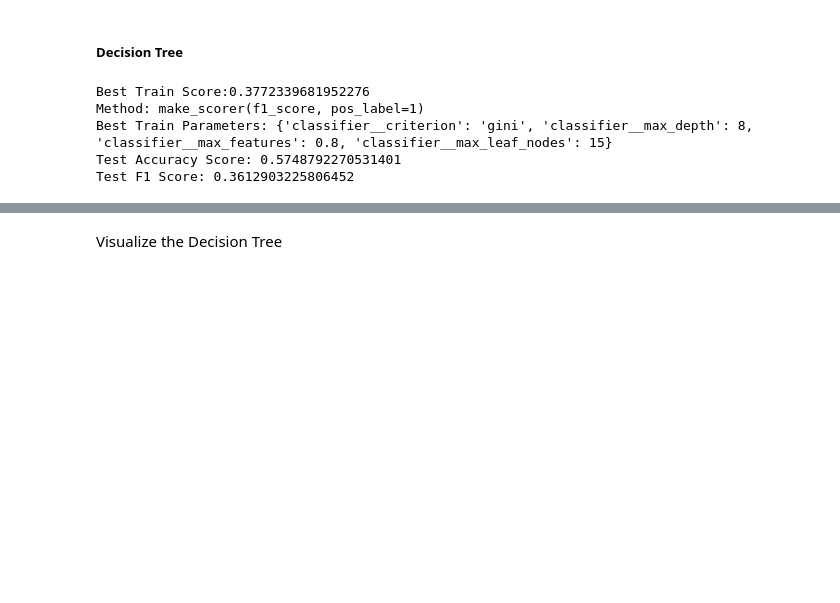
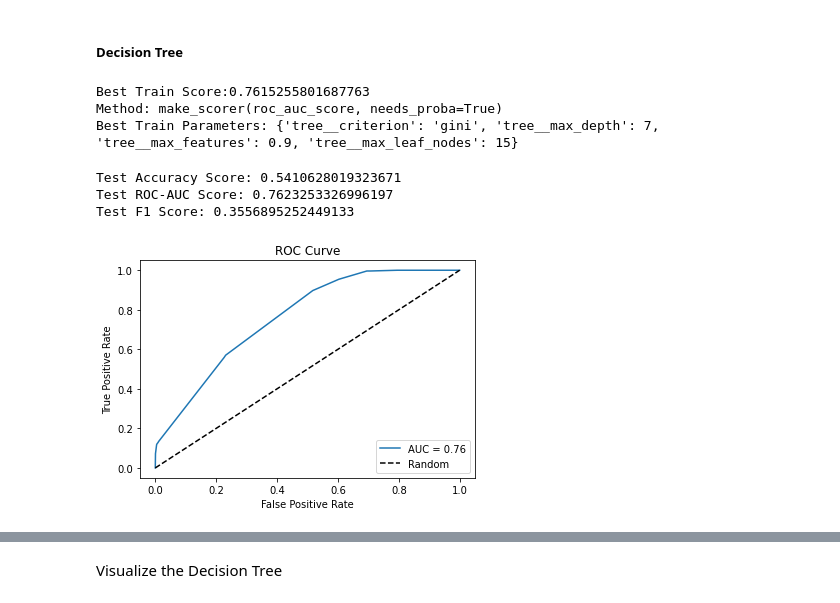
Before and after one commit to inaug22/capstone2, a Jupyter notebook: notebooks/HCP_shifts_preprocess.ipynb, the cells around one changed output, grey strips where cells are left out. Drawn from its saved outputs; the diff is of its cells as text; code cells hidden in the pictures; blank space fills up the shorter version.

Commit message:
finish model comparison

```diff
--- a/notebooks/HCP_shifts_preprocess.ipynb
+++ b/notebooks/HCP_shifts_preprocess.ipynb
@@ -250,0 +280,8 @@ def logreg_f1_class_weights_fix(y_true, y_pred):
+# %%
+def fit(gs_cv, model_name):
+    gs_cv.fit(X_train,y_train)
+    print("Best Train Score:" + str(gs_cv.best_score_))
+    print("Method:", gs_cv.scoring)
+    print("Best Train Parameters: " + str(gs_cv.best_params_))
+    model_stats_train.append({'model': model_name, train_score: gs_cv.best_score_ })
+    #df_model_stats = pd.concat([df_model_stats, pd.Series({'model': model_name, train_score: gs_cv.best_score_ }).to_frame().T], ignore_index=True)
@@ -263,12 +309,3 @@ def gridsearch(model_name, classifier, scorer=make_scorer(f1_score, pos_label=1)
     return gs_cv
 # %% [markdown]
 #### Scoring on Test Data
-# %%
-def model_eval(gs_cv):
-    model = gs_cv.best_estimator_
-    model.fit(X_train, y_train)
-    y_pred = model.predict(X_test)
-    accuracy = accuracy_score(y_test, y_pred)
-    f1 = f1_score(y_test, y_pred)
-    print("Test Accuracy Score:", accuracy)
-    print("Test F1 Score:", f1)
@@ -274,0 +333,18 @@ def model_eval(gs_cv):
+# %%
+def model_eval(gs_cv, model_name):
+    model = gs_cv.best_estimator_
+    model.fit(X_train, y_train)
+    y_pred = model.predict(X_test)
+    accuracy = accuracy_score(y_test, y_pred)
+    f1 = f1_score(y_test, y_pred)
+     # FIX: model.predict returns 0 or 1 label for target class
+    # need to use predict_proba for roc_auc score to be corret
+    y_prob = model.predict_proba(X_test)[:, 1]
+    roc_auc =  roc_auc_score(y_test, y_prob)
+    print("Test Accuracy Score:", accuracy)
+    print("Test ROC-AUC Score:", roc_auc)
+    print("Test F1 Score:", f1)
+    #df_model_stats.append({'model': model_name, 'test_rocauc': roc_auc, 'test_accuracy': accuracy, 'test_f1': f1}, ignore_index=True)
+    #f_model_stats = pd.concat([df_model_stats, pd.Series({'model': model_name, 'test_rocauc': roc_auc, 'test_accuracy': accuracy, 'test_f1': f1}).to_frame().T], ignore_index=True)
+    model_stats_test.append({'model': model_name, 'test_rocauc': roc_auc, 'test_accuracy': accuracy, 'test_f1': f1})
+    roc(model)
@@ -276,15 +388,21 @@ def model_eval(gs_cv):
 #### Running the Models
 # %% [markdown]
 ##### Decision Tree
-# %%
-# grid search w. cross validation
-model_name = 'classifier'
-classifier  = make_tree_classifier(model_name)
-gs_cv  = gridsearch(model_name, classifier)
-model_eval(gs_cv)
-# %% [output]
-Best Train Score:0.3772339681952276
-Method: make_scorer(f1_score, pos_label=1)
-Best Train Parameters: {'classifier__criterion': 'gini', 'classifier__max_depth': 8, 'classifier__max_features': 0.8, 'classifier__max_leaf_nodes': 15}
-Test Accuracy Score: 0.5748792270531401
-Test F1 Score: 0.3612903225806452
+# %%
+# grid search w. cross validation
+tree  = make_tree_classifier('tree')
+# DecisionTree doesn't support predic_proba(), it only predicts lables ->
+# pass in f1 scorer to overwrite default roc_auc scorer
+# scorer=make_scorer(f1_score, pos_label=1)
+tree_gs_cv  = gridsearch('tree', tree)
+# %% [output]
+Best Train Score:0.7615255801687763
+Method: make_scorer(roc_auc_score, needs_proba=True)
+Best Train Parameters: {'tree__criterion': 'gini', 'tree__max_depth': 7, 'tree__max_features': 0.9, 'tree__max_leaf_nodes': 15}
+# %%
+model_eval(tree_gs_cv, 'tree')
+# %% [output]
+Test Accuracy Score: 0.5410628019323671
+Test ROC-AUC Score: 0.7623253326996197
+Test F1 Score: 0.3556895252449133
+[figure, added]
```
Also changed, not shown: parts of 56 cells of this notebook.
